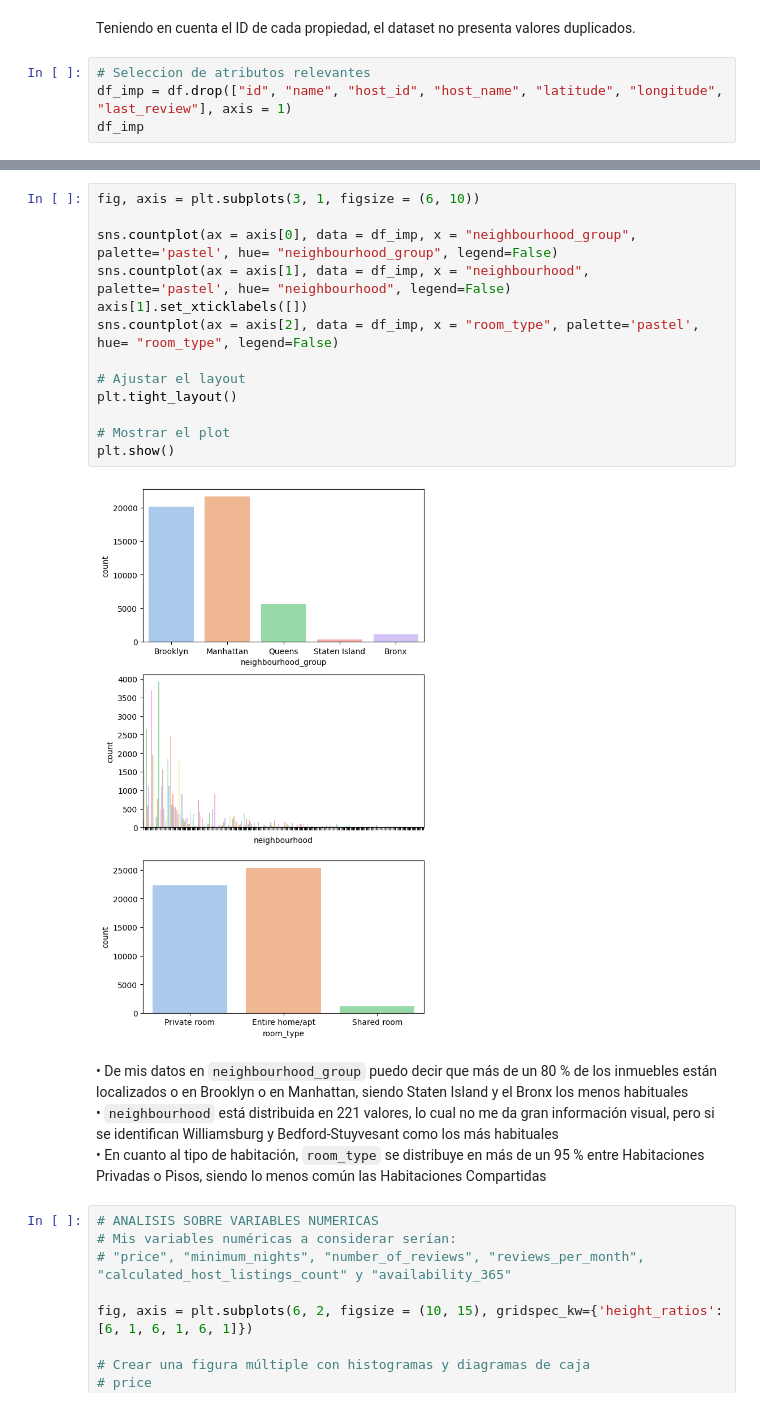
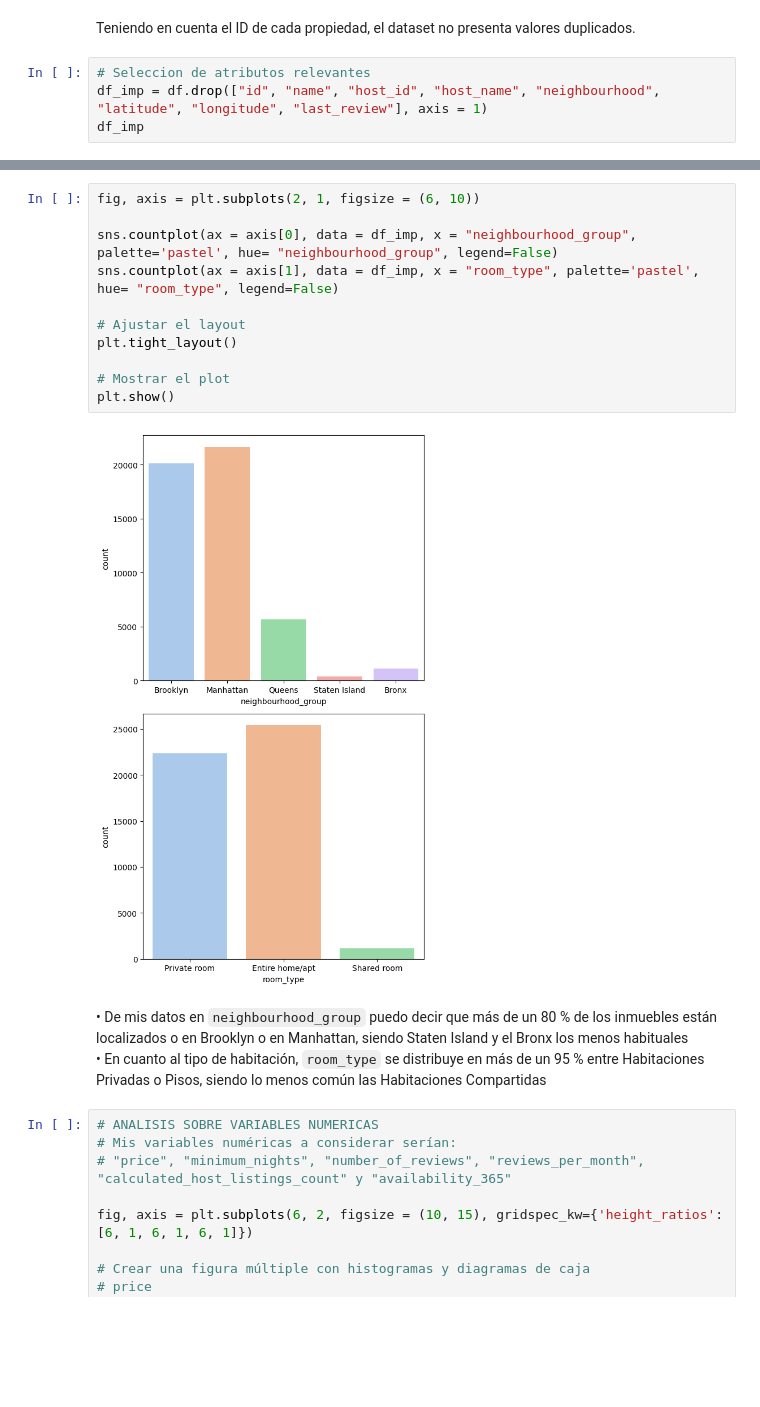
Before and after one commit to SSergito/basic-template-EDA-n-analysis, a Jupyter notebook: src/explore.ipynb, the cells around one changed output, grey strips where cells are left out. Drawn from its saved outputs; the diff is of its cells as text; blank space fills up the shorter version.

```diff
--- a/src/explore.ipynb
+++ b/src/explore.ipynb
@@ -65,6 +65,6 @@ np.int64(0)
 Teniendo en cuenta el ID de cada propiedad, el dataset no presenta valores duplicados.
 # %%
 # Seleccion de atributos relevantes
-df_imp = df.drop(["id", "name", "host_id", "host_name", "latitude", "longitude", "last_review"], axis = 1)
+df_imp = df.drop(["id", "name", "host_id", "host_name", "neighbourhood", "latitude", "longitude", "last_review"], axis = 1)
 df_imp
 # %% [output]
@@ -115,23 +111,20 @@ Private room       22326
 Shared room         1160
 Name: count, dtype: int64
 # %%
-fig, axis = plt.subplots(3, 1, figsize = (6, 10))
+fig, axis = plt.subplots(2, 1, figsize = (6, 10))
 
 sns.countplot(ax = axis[0], data = df_imp, x = "neighbourhood_group", palette='pastel', hue= "neighbourhood_group", legend=False)
-sns.countplot(ax = axis[1], data = df_imp, x = "neighbourhood", palette='pastel', hue= "neighbourhood", legend=False)
-axis[1].set_xticklabels([])
-sns.countplot(ax = axis[2], data = df_imp, x = "room_type", palette='pastel', hue= "room_type", legend=False)
+sns.countplot(ax = axis[1], data = df_imp, x = "room_type", palette='pastel', hue= "room_type", legend=False)
 
 # Ajustar el layout
 plt.tight_layout()
 
 # Mostrar el plot
 plt.show()
 # %% [output]
-[figure, old version]
+[figure, new version]
 # %% [markdown]
 • De mis datos en `neighbourhood_group` puedo decir que más de un 80 % de los inmuebles están localizados o en Brooklyn o en Manhattan, siendo Staten Island y el Bronx los menos habituales
-• `neighbourhood` está distribuida en 221 valores, lo cual no me da gran información visual, pero si se identifican Williamsburg y Bedford-Stuyvesant como los más habituales
 • En cuanto al tipo de habitación, `room_type` se distribuye en más de un 95 % entre Habitaciones Privadas o Pisos, siendo lo menos común las Habitaciones Compartidas
 # %%
 # ANALISIS SOBRE VARIABLES NUMERICAS
```
Also changed, not shown: parts of 10 cells of this notebook.
